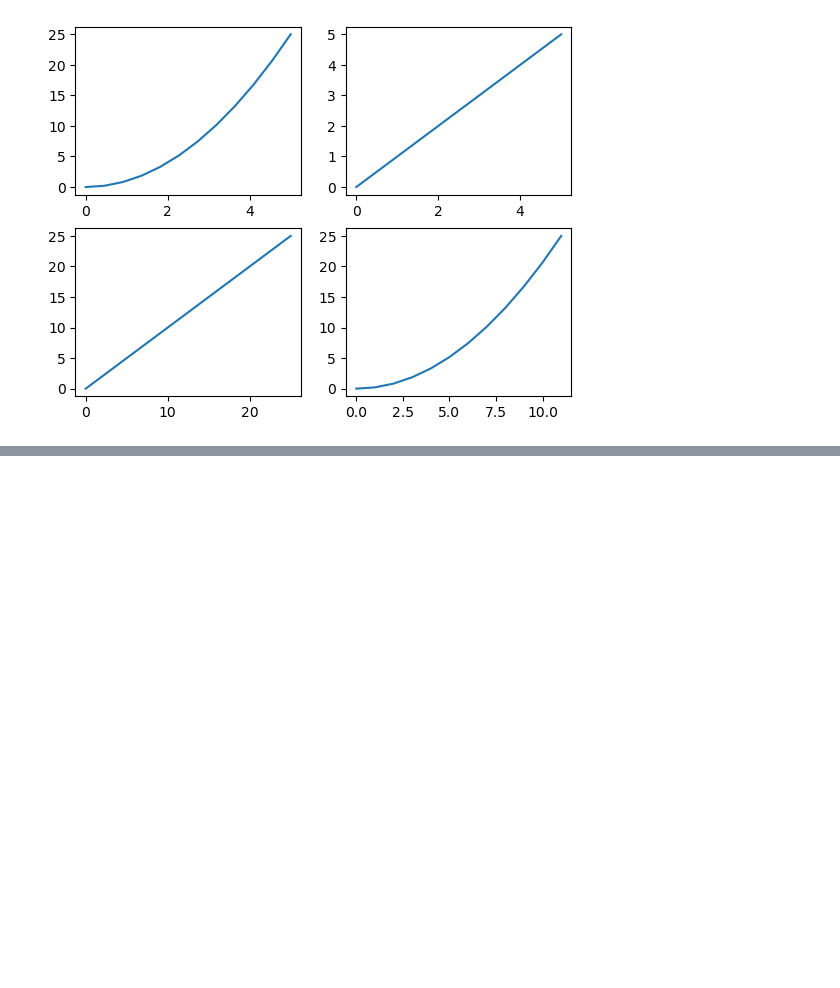
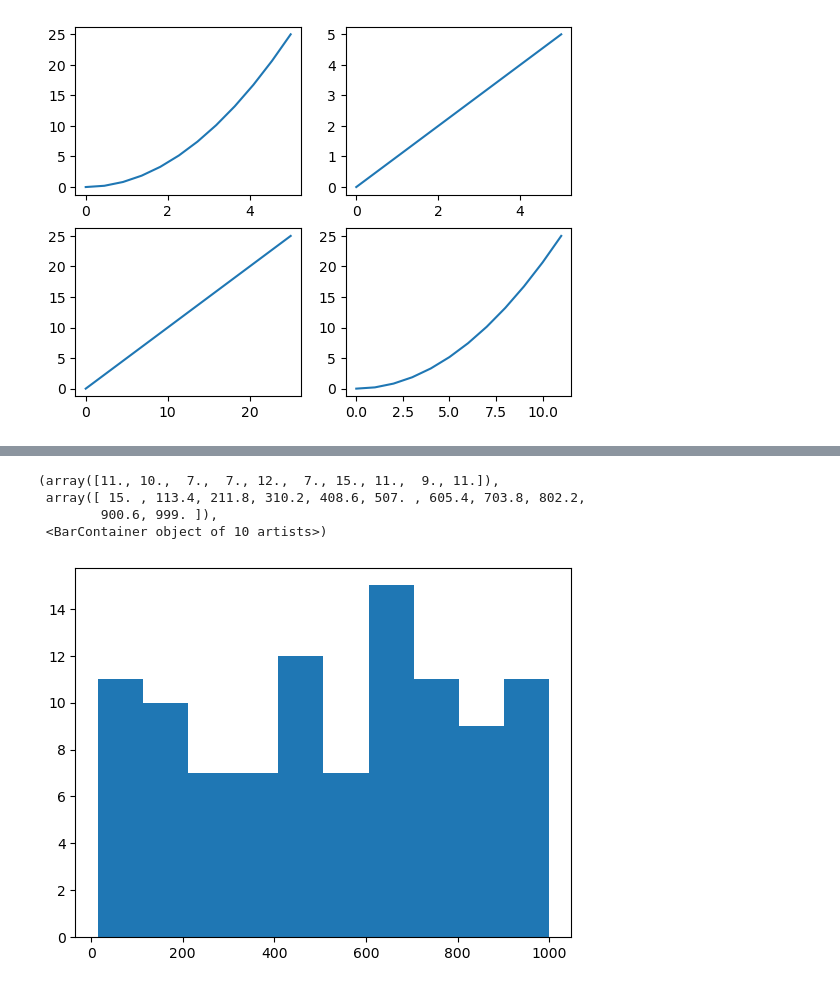
Before and after one commit to priyanshu5179/Data-visulization, a Jupyter notebook: matplotib.ipynb, the cells around one changed output, grey strips where cells are left out. Cells and saved outputs as stored; diff of their text form; code cells hidden in the pictures; blank space fills up the shorter version.

```diff
--- a/matplotib.ipynb
+++ b/matplotib.ipynb
@@ -52,0 +69,10 @@ plt.plot(x**2)
+# %%
+from random import sample
+data = sample(range(1,1000),100)
+plt.hist(data)
+# %% [output]
+(array([11., 10.,  7.,  7., 12.,  7., 15., 11.,  9., 11.]),
+ array([ 15. , 113.4, 211.8, 310.2, 408.6, 507. , 605.4, 703.8, 802.2,
+        900.6, 999. ]),
+ <BarContainer object of 10 artists>)
+[figure, added]
```
Also changed, not shown: parts of 13 cells of this notebook, 3 other files.
